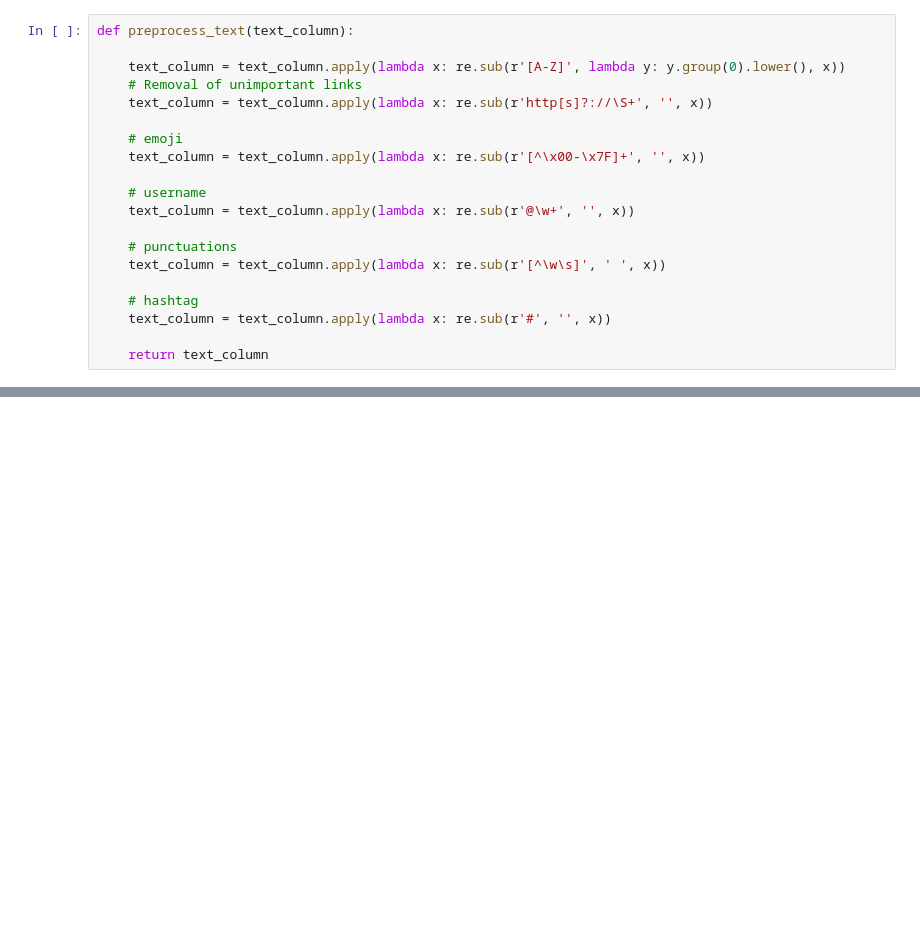
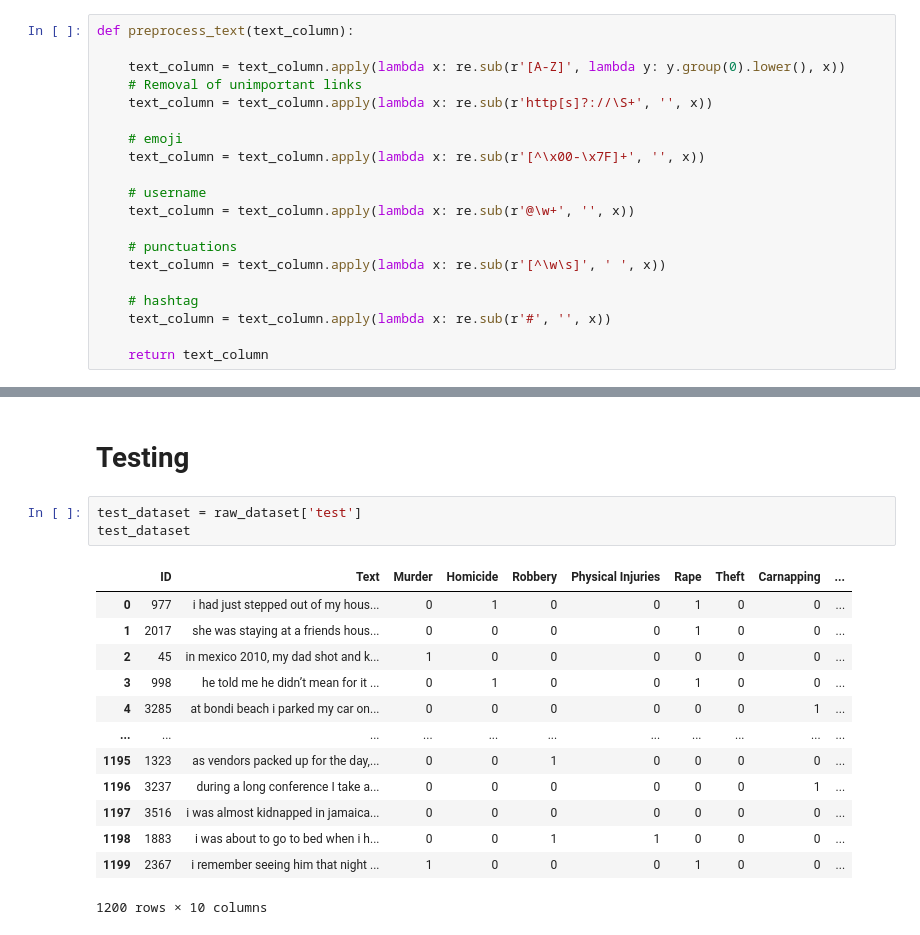
Before and after one commit to kenth9p3/cc, a Jupyter notebook: model/xlnet.ipynb, the cells around one changed output, grey strips where cells are left out. Cells and saved outputs as stored; diff of their text form; blank space fills up the shorter version.

```diff
--- a/model/xlnet.ipynb
+++ b/model/xlnet.ipynb
@@ -142,0 +845,19 @@ def preprocess_text(text_column):
+# %% [markdown]
+# Testing
+# %%
+test_dataset = raw_dataset['test']
+test_dataset
+# %% [output]
+|  | ID | Text | Murder | Homicide | Robbery | Physical Injuries | Rape | Theft | Carnapping | ... |
+| 0 | 977 | i had just stepped out of my hous... | 0 | 1 | 0 | 0 | 1 | 0 | 0 | ... |
+| 1 | 2017 | she was staying at a friends hous... | 0 | 0 | 0 | 0 | 1 | 0 | 0 | ... |
+| 2 | 45 | in mexico 2010, my dad shot and k... | 1 | 0 | 0 | 0 | 0 | 0 | 0 | ... |
+| 3 | 998 | he told me he didn’t mean for it ... | 0 | 1 | 0 | 0 | 1 | 0 | 0 | ... |
+| 4 | 3285 | at bondi beach i parked my car on... | 0 | 0 | 0 | 0 | 0 | 0 | 1 | ... |
+| ... | ... | ... | ... | ... | ... | ... | ... | ... | ... | ... |
+| 1195 | 1323 | as vendors packed up for the day,... | 0 | 0 | 1 | 0 | 0 | 0 | 0 | ... |
+| 1196 | 3237 | during a long conference I take a... | 0 | 0 | 0 | 0 | 0 | 0 | 1 | ... |
+| 1197 | 3516 | i was almost kidnapped in jamaica... | 0 | 0 | 0 | 0 | 0 | 0 | 0 | ... |
+| 1198 | 1883 | i was about to go to bed when i h... | 0 | 0 | 1 | 1 | 0 | 0 | 0 | ... |
+| 1199 | 2367 | i remember seeing him that night ... | 1 | 0 | 0 | 0 | 1 | 0 | 0 | ... |
+1200 rows × 10 columns
```
Also changed, not shown: parts of 44 cells of this notebook, 9 other files.
